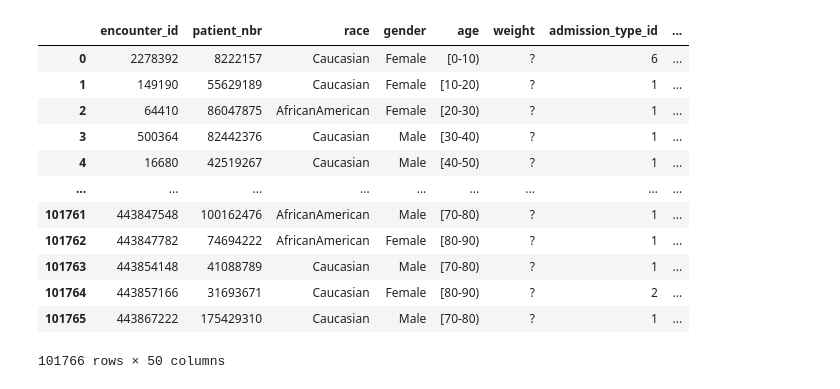
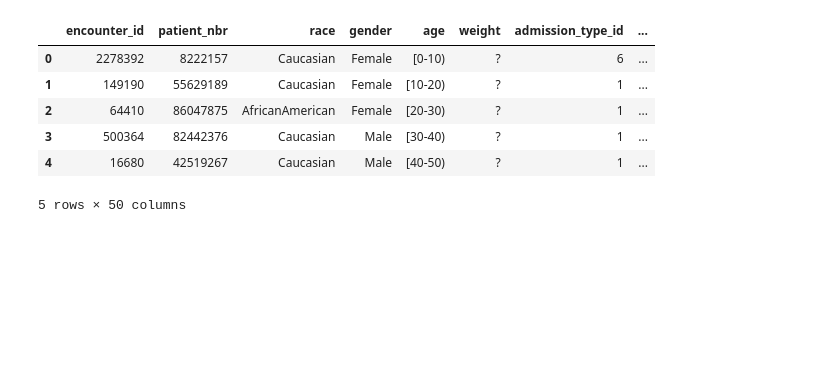
Before and after one commit to TGurke13/Group-Project2, a Jupyter notebook: main_Thomas.ipynb, the cells around one changed output. Saved outputs shown, nothing was run; the diff lists cells and outputs as text; code cells hidden in the pictures; blank space fills up the shorter version.

```diff
--- a/main_Thomas.ipynb
+++ b/main_Thomas.ipynb
@@ -3,17 +11,12 @@ import pandas as pd
 # %%
-diabetes = pd.read_csv('Resources/diabetic_data.csv')
-diabetes
+# Import and View
+df = pd.read_csv("./Resources/diabetic_data.csv")
+df.head()
 # %% [output]
 |  | encounter_id | patient_nbr | race | gender | age | weight | admission_type_id | ... |
 | 0 | 2278392 | 8222157 | Caucasian | Female | [0-10) | ? | 6 | ... |
 | 1 | 149190 | 55629189 | Caucasian | Female | [10-20) | ? | 1 | ... |
 | 2 | 64410 | 86047875 | AfricanAmerican | Female | [20-30) | ? | 1 | ... |
 | 3 | 500364 | 82442376 | Caucasian | Male | [30-40) | ? | 1 | ... |
 | 4 | 16680 | 42519267 | Caucasian | Male | [40-50) | ? | 1 | ... |
-| ... | ... | ... | ... | ... | ... | ... | ... | ... |
-| 101761 | 443847548 | 100162476 | AfricanAmerican | Male | [70-80) | ? | 1 | ... |
-| 101762 | 443847782 | 74694222 | AfricanAmerican | Female | [80-90) | ? | 1 | ... |
-| 101763 | 443854148 | 41088789 | Caucasian | Male | [70-80) | ? | 1 | ... |
-| 101764 | 443857166 | 31693671 | Caucasian | Female | [80-90) | ? | 2 | ... |
-| 101765 | 443867222 | 175429310 | Caucasian | Male | [70-80) | ? | 1 | ... |
-101766 rows × 50 columns
+5 rows × 50 columns
```
Also changed, not shown: parts of 31 cells of this notebook.
